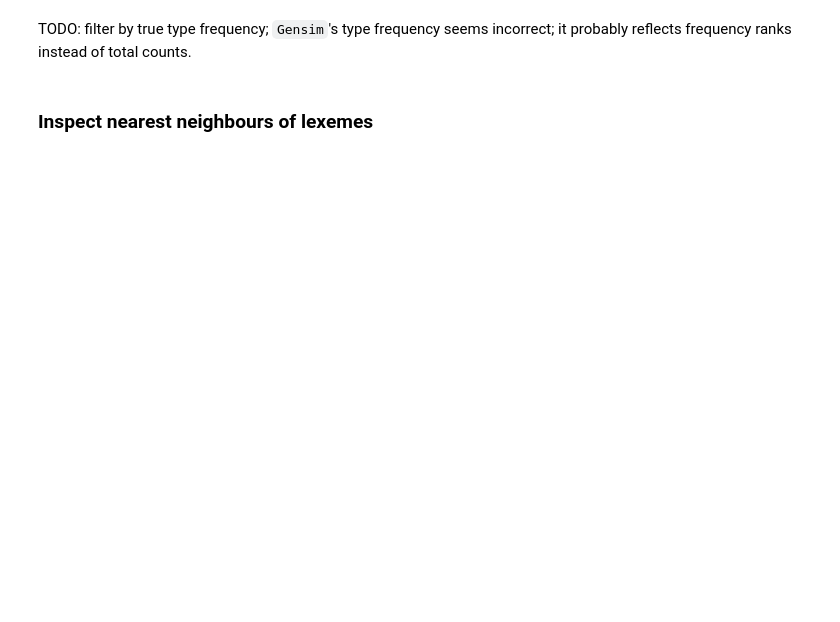
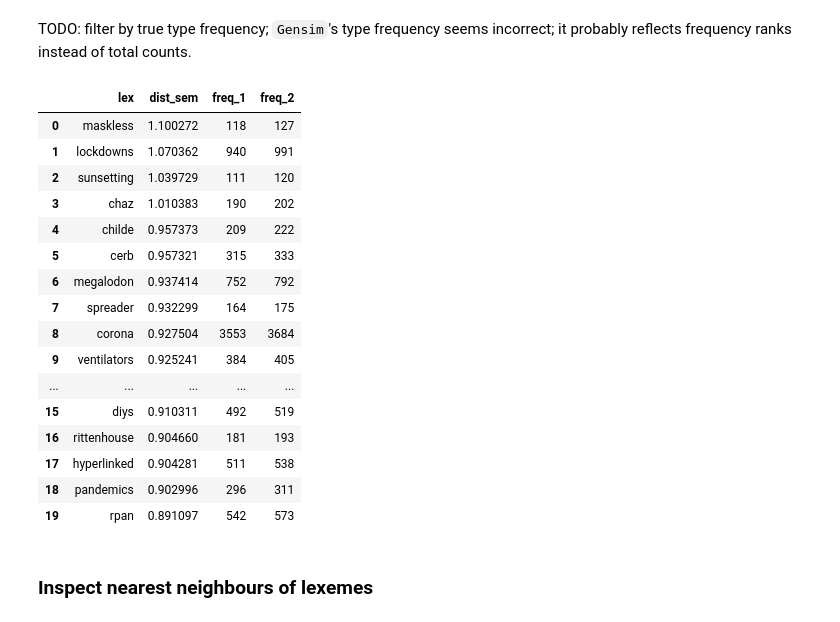
Before and after one commit to wuqui/neocov, a Jupyter notebook: index.ipynb, the cells around one changed output. Drawn from its saved outputs; the diff is of its cells as text; code cells hidden in the pictures; blank space fills up the shorter version.

```diff
--- a/index.ipynb
+++ b/index.ipynb
@@ -109,16 +133,34 @@ def get_sem_change_cands(distances, k=10, freq_min=1):
     return sem_change_cands
 # %%
 k = 20
-freq_min = 1_000
+freq_min = 100
 
 sem_change_cands = distances\
     .query('freq_1 > @freq_min and freq_2 > @freq_min')\
     .query('lex.str.isalpha() == True')\
     .query('lex.str.len() > 3')\
     .nlargest(k, 'dist_sem')\
     .reset_index(drop=True)
 
 sem_change_cands
+# %% [output]
+|  | lex | dist_sem | freq_1 | freq_2 |
+| 0 | maskless | 1.100272 | 118 | 127 |
+| 1 | lockdowns | 1.070362 | 940 | 991 |
+| 2 | sunsetting | 1.039729 | 111 | 120 |
+| 3 | chaz | 1.010383 | 190 | 202 |
+| 4 | childe | 0.957373 | 209 | 222 |
+| 5 | cerb | 0.957321 | 315 | 333 |
+| 6 | megalodon | 0.937414 | 752 | 792 |
+| 7 | spreader | 0.932299 | 164 | 175 |
+| 8 | corona | 0.927504 | 3553 | 3684 |
+| 9 | ventilators | 0.925241 | 384 | 405 |
+| ... | ... | ... | ... | ... |
+| 15 | diys | 0.910311 | 492 | 519 |
+| 16 | rittenhouse | 0.904660 | 181 | 193 |
+| 17 | hyperlinked | 0.904281 | 511 | 538 |
+| 18 | pandemics | 0.902996 | 296 | 311 |
+| 19 | rpan | 0.891097 | 542 | 573 |
 # %%
 sem_change_cands_out = sem_change_cands\
     .nlargest(100, 'dist_sem')\
```
Also changed, not shown: parts of 39 cells of this notebook, 2 other files.
